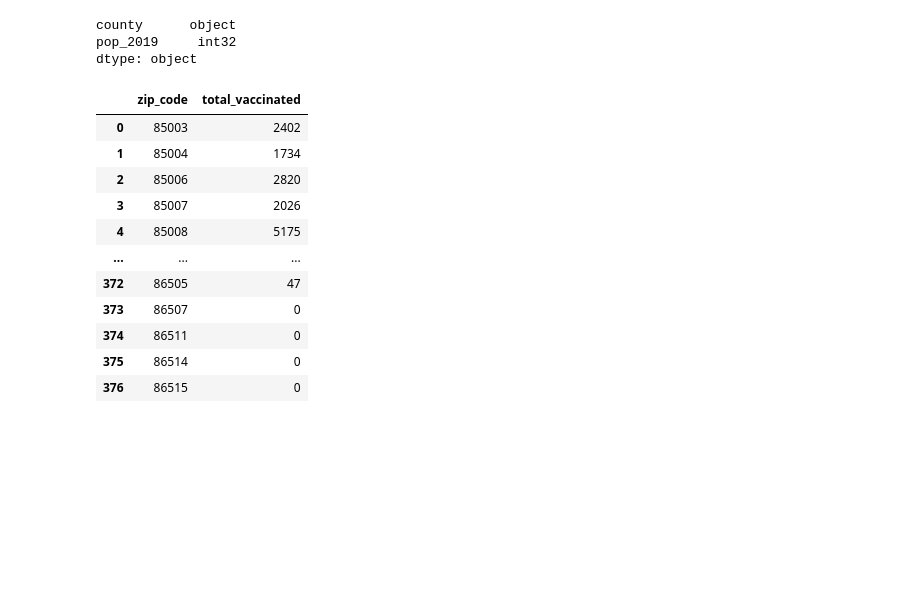
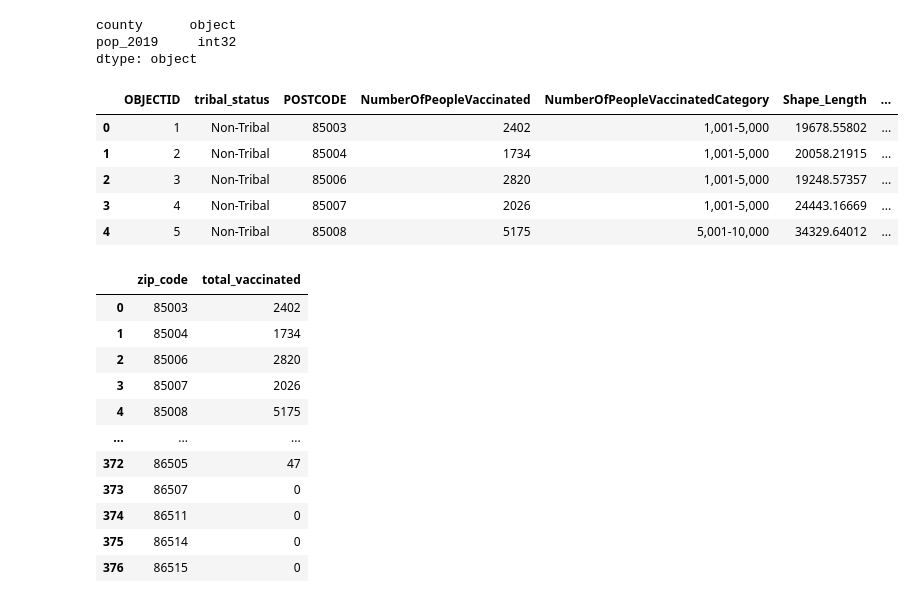
Before and after one commit to erinmann12/azcovidcases-etl, a Jupyter notebook: main.ipynb, the cells around one changed output. Cells and saved outputs as stored; diff of their text form; code cells hidden in the pictures; blank space fills up the shorter version.

```diff
--- a/main.ipynb
+++ b/main.ipynb
@@ -121,9 +135,16 @@ dtype: object
 # %%
 # Vaccination by zip
 # https://www.azfamily.com/news/continuing_coverage/coronavirus_coverage/vaccine_headquarters/adhs-adds-map-showing-number-of-covid-19-vaccines-administered-in-each-zip-code/article_af4c16da-79ed-11eb-b3b7-73d01df565d5.html
 csv_file = "Resources/vaccinationbyzip.csv"
 vaccination_data_df = pd.read_csv(csv_file)
-#vaccination_data_df.head()
+vaccination_data_df.head()
+# %% [output]
+|  | OBJECTID | tribal_status | POSTCODE | NumberOfPeopleVaccinated | NumberOfPeopleVaccinatedCategory | Shape_Length | ... |
+| 0 | 1 | Non-Tribal | 85003 | 2402 | 1,001-5,000 | 19678.55802 | ... |
+| 1 | 2 | Non-Tribal | 85004 | 1734 | 1,001-5,000 | 20058.21915 | ... |
+| 2 | 3 | Non-Tribal | 85006 | 2820 | 1,001-5,000 | 19248.57357 | ... |
+| 3 | 4 | Non-Tribal | 85007 | 2026 | 1,001-5,000 | 24443.16669 | ... |
+| 4 | 5 | Non-Tribal | 85008 | 5175 | 5,001-10,000 | 34329.64012 | ... |
 # %%
 #Cleaning Round 1
 vaccination_data_df = vaccination_data_df.rename(columns = {"tribal_status":"Tribal","POSTCODE":"zip_code","NumberOfPeopleVaccinated":"total_vaccinated"})
```
Also changed, not shown: parts of 3 cells of this notebook, 1 other file.
